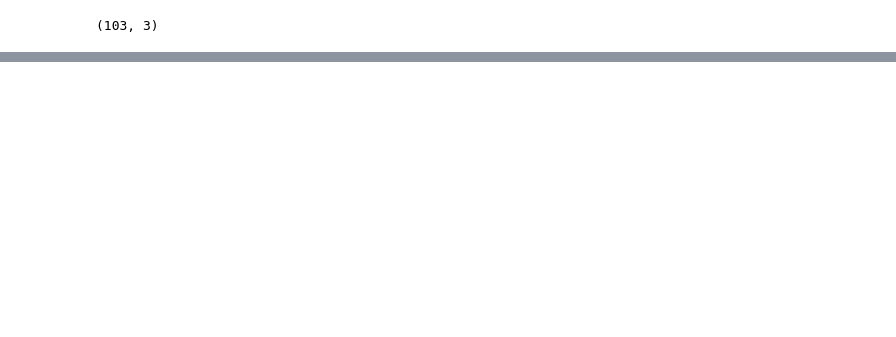
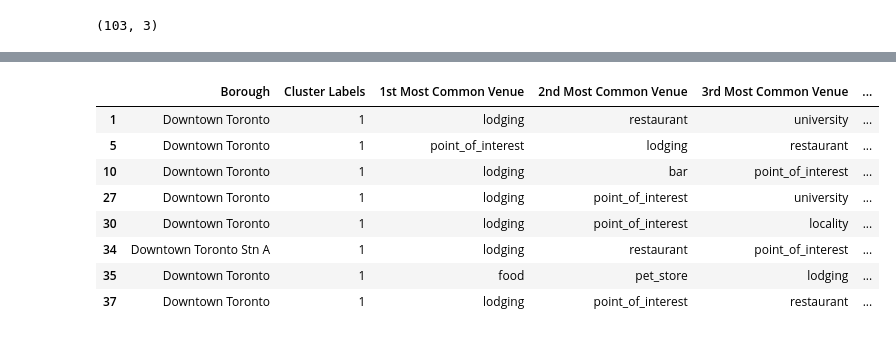
Before and after one commit to alex-vidaurri/Coursera_Capstone, a Jupyter notebook: Capstone_notebook.ipynb, the cells around one changed output, grey strips where cells are left out. Saved outputs shown, nothing was run; the diff lists cells and outputs as text; code cells hidden in the pictures; blank space fills up the shorter version.

```diff
--- a/Capstone_notebook.ipynb
+++ b/Capstone_notebook.ipynb
@@ -73,0 +375,12 @@ merged.drop('Postal Code', axis=1)
+# %%
+toronto_merged.loc[toronto_merged['Cluster Labels'] == 1, toronto_merged.columns[[1] + list(range(5, toronto_merged.shape[1]))]]
+# %% [output]
+|  | Borough | Cluster Labels | 1st Most Common Venue | 2nd Most Common Venue | 3rd Most Common Venue | ... |
+| 1 | Downtown Toronto | 1 | lodging | restaurant | university | ... |
+| 5 | Downtown Toronto | 1 | point_of_interest | lodging | restaurant | ... |
+| 10 | Downtown Toronto | 1 | lodging | bar | point_of_interest | ... |
+| 27 | Downtown Toronto | 1 | lodging | point_of_interest | university | ... |
+| 30 | Downtown Toronto | 1 | lodging | point_of_interest | locality | ... |
+| 34 | Downtown Toronto Stn A | 1 | lodging | restaurant | point_of_interest | ... |
+| 35 | Downtown Toronto | 1 | food | pet_store | lodging | ... |
+| 37 | Downtown Toronto | 1 | lodging | point_of_interest | restaurant | ... |
```
Also changed, not shown: parts of 25 cells of this notebook.
